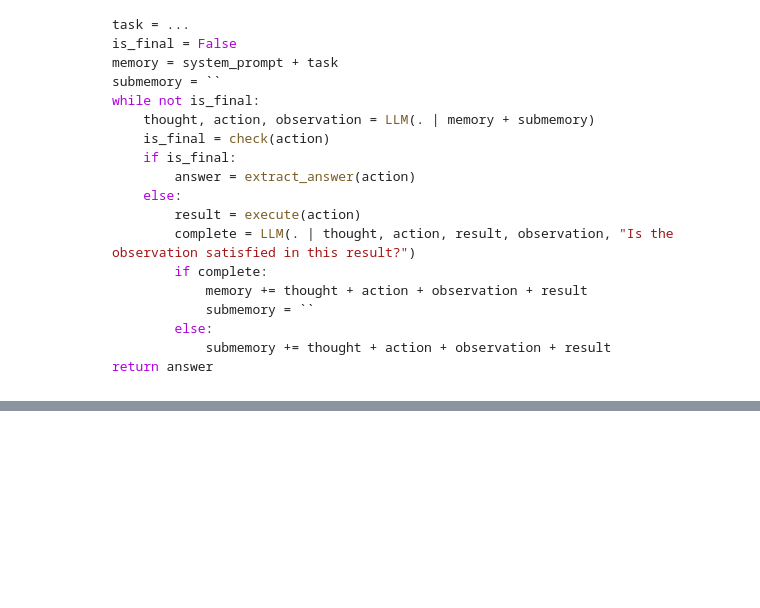
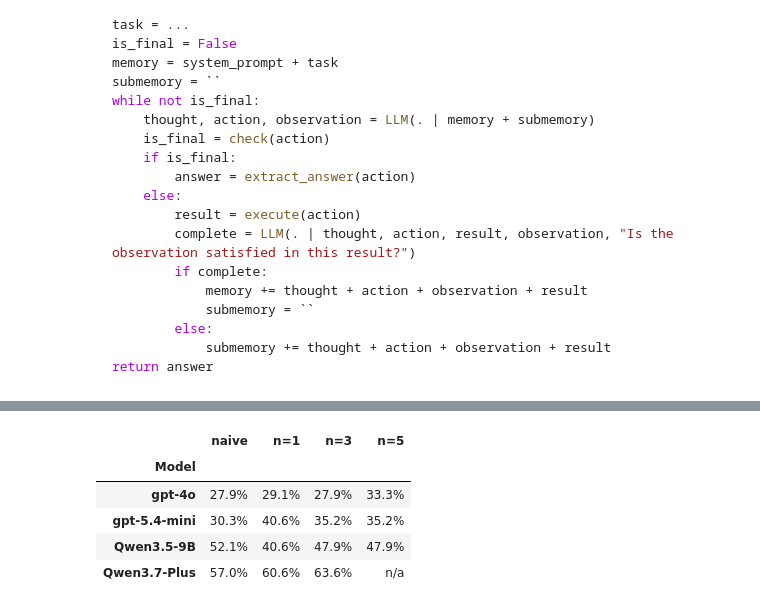
Before and after one commit to PoorvaGarg/smolagents, a Jupyter notebook: notes.ipynb, the cells around one changed output, grey strips where cells are left out. Drawn from its saved outputs; the diff is of its cells as text; code cells hidden in the pictures; blank space fills up the shorter version.

```diff
--- a/notes.ipynb
+++ b/notes.ipynb
@@ -1963,0 +2033,85 @@ return answer
+# %%
+# Reuses BASELINE_DIR, contiguous_prefix, pickle, pd and display from the cells above.
+# Same run dirs as the "ALL ARMS, LEAK FILTER ON" cell earlier -- every arm is now complete
+# at 165/165, so this is the final, non-partial version of that comparison.
+
+FINAL_ARM_DIRS = {
+    "naive": {
+        "gpt-4o": BASELINE_DIR / "naive_react_gpt-4o_False_var2",
+        "gpt-5.4-mini": BASELINE_DIR / "naive_react_gpt-5.4-mini_False_filteron",
+        "Qwen3.5-9B": BASELINE_DIR / "naive_react_Qwen" / "Qwen3.5-9B_False_filteron",
+        "Qwen3.7-Plus": BASELINE_DIR / "naive_react_Qwen" / "Qwen3.7-Plus_False_filteron",
+    },
+    "n=1": {
+        "gpt-4o": BASELINE_DIR / "tracelet_direct_n1_tp_v7_react_gpt-4o",
+        "gpt-5.4-mini": BASELINE_DIR / "tracelet_direct_n1_tp_v7_react_gpt-5.4-mini",
+        "Qwen3.5-9B": BASELINE_DIR / "tracelet_direct_n1_tp_v7_react_Qwen" / "Qwen3.5-9B",
+        "Qwen3.7-Plus": BASELINE_DIR / "tracelet_direct_n1_tp_v7_react_Qwen" / "Qwen3.7-Plus",
+    },
+    "n=3": {
+        "gpt-4o": BASELINE_DIR / "tracelet_direct_tp_v6n3_react_gpt-4o",
+        "gpt-5.4-mini": BASELINE_DIR / "tracelet_direct_tp_v6n3_react_gpt-5.4-mini",
+        "Qwen3.5-9B": BASELINE_DIR / "tracelet_direct_tp_v6n3_react_Qwen" / "Qwen3.5-9B",
+        "Qwen3.7-Plus": BASELINE_DIR / "tracelet_direct_tp_v5n3_react_Qwen" / "Qwen3.7-Plus",
+    },
+    "n=5": {
+        "gpt-4o": BASELINE_DIR / "tracelet_direct_n5_tp_v6n5_react_gpt-4o",
+        "gpt-5.4-mini": BASELINE_DIR / "tracelet_direct_n5_tp_v6n5_react_gpt-5.4-mini",
+        "Qwen3.5-9B": BASELINE_DIR / "tracelet_direct_n5_tp_v6n5_react_Qwen" / "Qwen3.5-9B",
+        # Qwen3.7-Plus has no n=5 arm: the provider rejects n=5 ("Range of n should be [1, 4]").
+    },
+}
+FINAL_MODELS = ["gpt-4o", "gpt-5.4-mini", "Qwen3.5-9B", "Qwen3.7-Plus"]
+FINAL_ARMS = list(FINAL_ARM_DIRS)
+
+
+def _arm_rows(pkl_dir, n: int) -> list[dict]:
+    rows = []
+    for i in range(n):
+        with open(pkl_dir / f"{i}.pkl", "rb") as f:
+            rows.append(pickle.load(f))
+    return rows
+
+
+acc_rows, tok_rows, step_rows = [], [], []
+for model in FINAL_MODELS:
+    lengths = [contiguous_prefix(d[model]) for d in FINAL_ARM_DIRS.values() if model in d and d[model].exists()]
+    n = min(lengths) if lengths else 0
+    acc = {"Model": model}
+    steps = {"Model": model, "Questions": n}
+    for arm in FINAL_ARMS:
+        pkl_dir = FINAL_ARM_DIRS[arm].get(model)
+        if n == 0 or pkl_dir is None or not pkl_dir.exists():
+            acc[arm] = steps[arm] = "n/a"
+            continue
+        rows = _arm_rows(pkl_dir, n)
+        correct = sum(1 for r in rows if r.get("is_correct"))
+        acc[arm] = f"{correct / n:.1%}"
+
+        counts = [r.get("num_steps", 0) for r in rows]
+        capped = sum(1 for c in counts if c >= 51)
+        steps[arm] = f"{sum(counts) / n:.1f}" + (f" ({capped} capped)" if capped else "")
+
+        tokens = [r["token_counts"] for r in rows]
+        tok_rows.append({
+            "Model": model,
+            "Arm": arm,
+            "Questions": n,
+            "Total / q": sum(c["total_tokens"] for c in tokens) / n,
+        })
+    acc_rows.append(acc)
+    step_rows.append(steps)
+
+print("=== FINAL: naiveReAct vs Probabilistic ReAct (Tracelet) n=1 / n=3 / n=5 -- all arms complete, leak filter ON ===")
+display(pd.DataFrame(acc_rows).set_index("Model"))
+
+tok_table = pd.DataFrame(tok_rows)
+naive_total = {r["Model"]: r["Total / q"] for r in tok_rows if r["Arm"] == "naive"}
+tok_table["vs naive"] = [f"{r['Total / q'] / naive_total[r['Model']]:.2f}x" for _, r in tok_table.iterrows()]
+tok_table["Total / q"] = tok_table["Total / q"].map(lambda v: f"{v:,.0f}")
+print("\n=== Tokens per question, and ratio vs that model's naive arm ===")
+display(tok_table.set_index(["Model", "Arm"]))
+
+print("\n=== Average steps per question ===")
+display(pd.DataFrame(step_rows).set_index("Model"))
+# %% [output]
@@ -1963,0 +2119,6 @@ return answer
+|  | naive | n=1 | n=3 | n=5 |
+| Model |  |  |  |  |
+| gpt-4o | 27.9% | 29.1% | 27.9% | 33.3% |
+| gpt-5.4-mini | 30.3% | 40.6% | 35.2% | 35.2% |
+| Qwen3.5-9B | 52.1% | 40.6% | 47.9% | 47.9% |
+| Qwen3.7-Plus | 57.0% | 60.6% | 63.6% | n/a |
```
Also changed, not shown: parts of 6 cells of this notebook, 12 other files.
